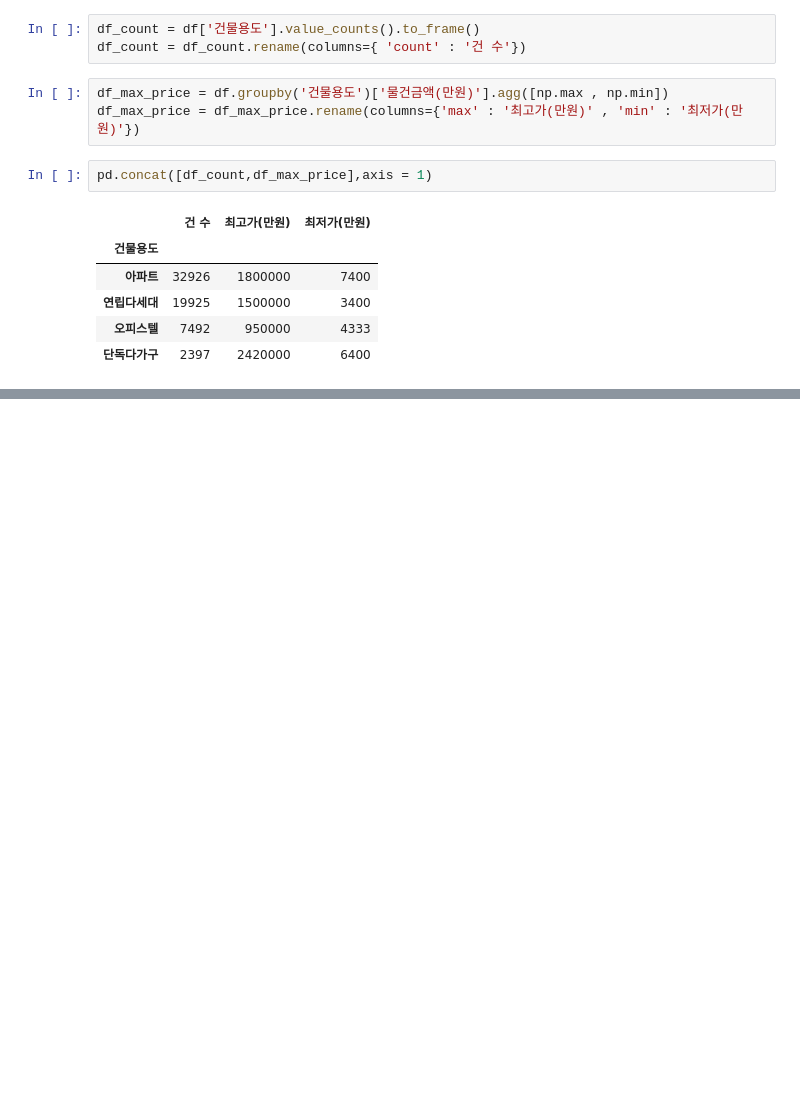
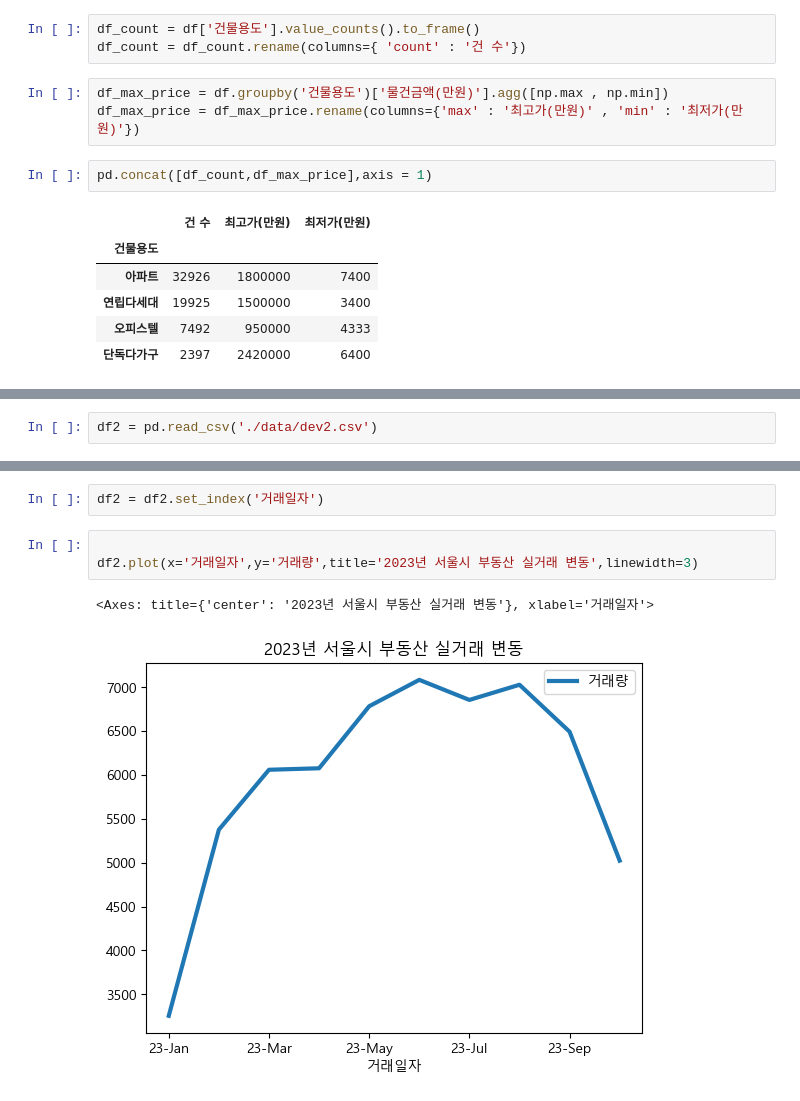
Before and after one commit to isk03300/my_projcet, a Jupyter notebook: dev_data.ipynb, the cells around one changed output, grey strips where cells are left out. Cells and saved outputs as stored; diff of their text form; blank space fills up the shorter version.

```diff
--- a/dev_data.ipynb
+++ b/dev_data.ipynb
@@ -197,0 +225,2 @@ pd.concat([df_count,df_max_price],axis = 1)
+# %%
+df2 = pd.read_csv('./data/dev2.csv')
@@ -197,0 +255,8 @@ pd.concat([df_count,df_max_price],axis = 1)
+# %%
+df2 = df2.set_index('거래일자')
+# %%
+
+df2.plot(x='거래일자',y='거래량',title='2023년 서울시 부동산 실거래 변동',linewidth=3)
+# %% [output]
+<Axes: title={'center': '2023년 서울시 부동산 실거래 변동'}, xlabel='거래일자'>
+[figure, added]
```
Also changed, not shown: parts of 15 cells of this notebook, 2 other files.
